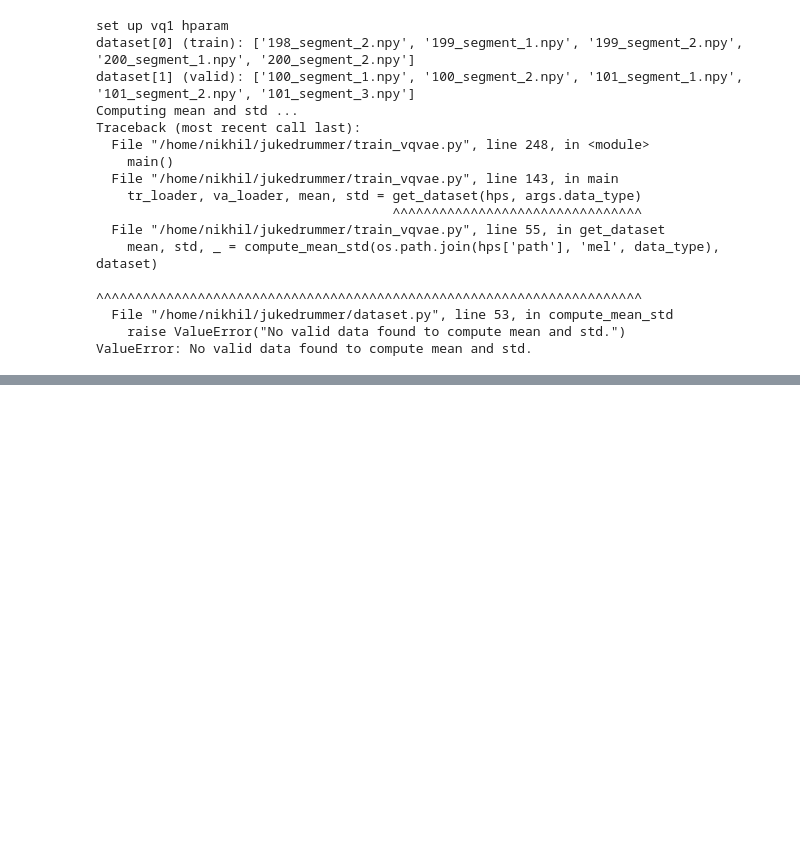
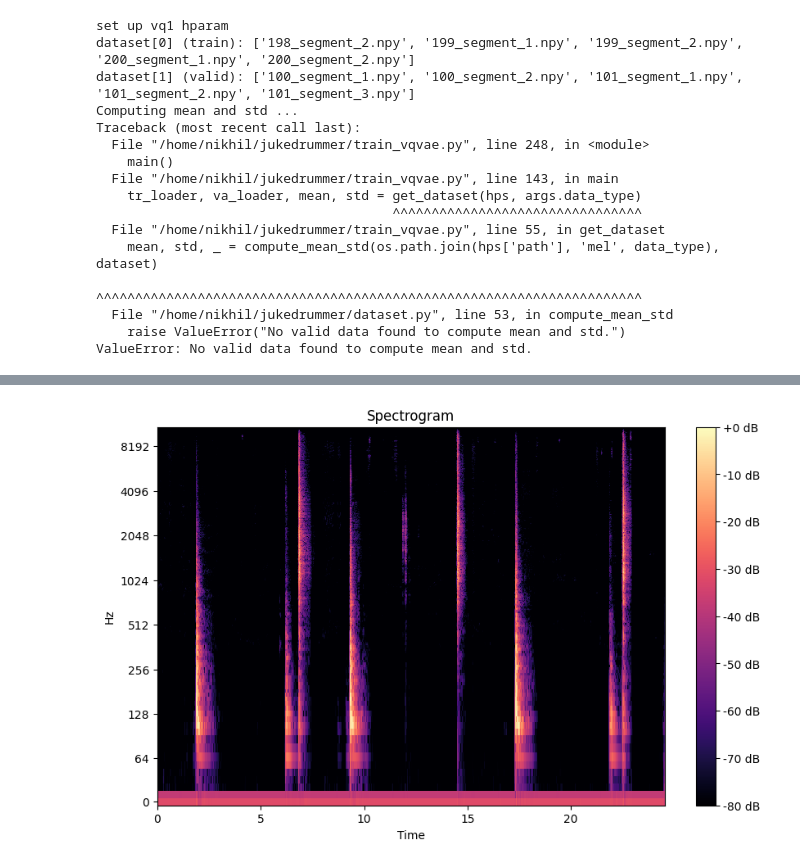
Before and after one commit to nikhilsos/jukedrummer, a Jupyter notebook: workflow.ipynb, the cells around one changed output, grey strips where cells are left out. Drawn from its saved outputs; the diff is of its cells as text; code cells hidden in the pictures; blank space fills up the shorter version.

```diff
--- a/workflow.ipynb
+++ b/workflow.ipynb
@@ -216,0 +361,17 @@ ValueError: No valid data found to compute mean and std.
+# %%
+# visualise a spectrogram
+audio = '/home/nikhil/jukedrummer/data_test/audio/target/43_segment_8.wav'
+import librosa
+import librosa.display
+import matplotlib.pyplot as plt
+import numpy as np
+y, sr = librosa.load(audio, sr=22050)
+D = librosa.amplitude_to_db(np.abs(librosa.stft(y)), ref=np.max
+)
+plt.figure(figsize=(10, 6))
+librosa.display.specshow(D, sr=sr, x_axis='time', y_axis='log')
+plt.colorbar(format='%+2.0f dB')
+plt.title('Spectrogram')
+plt.show()
+# %% [output]
+[figure, added]
```
Also changed, not shown: parts of 8 cells of this notebook, 27 other files.
